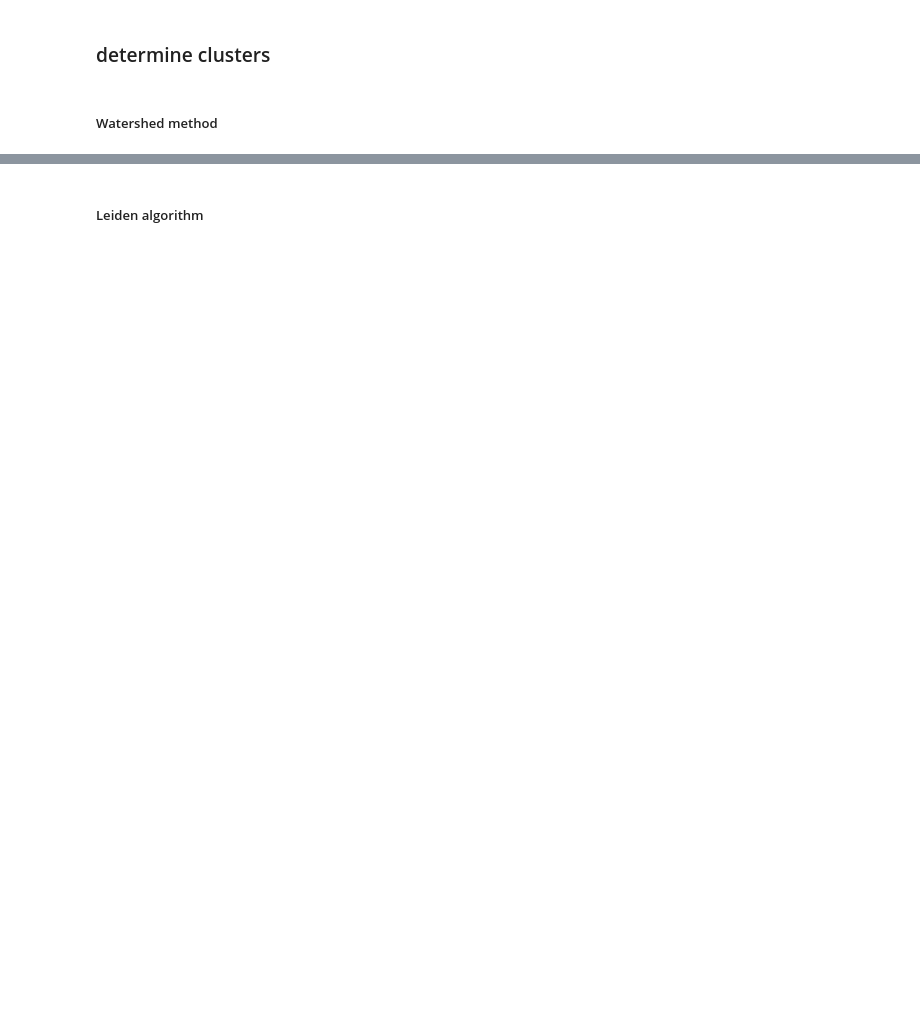
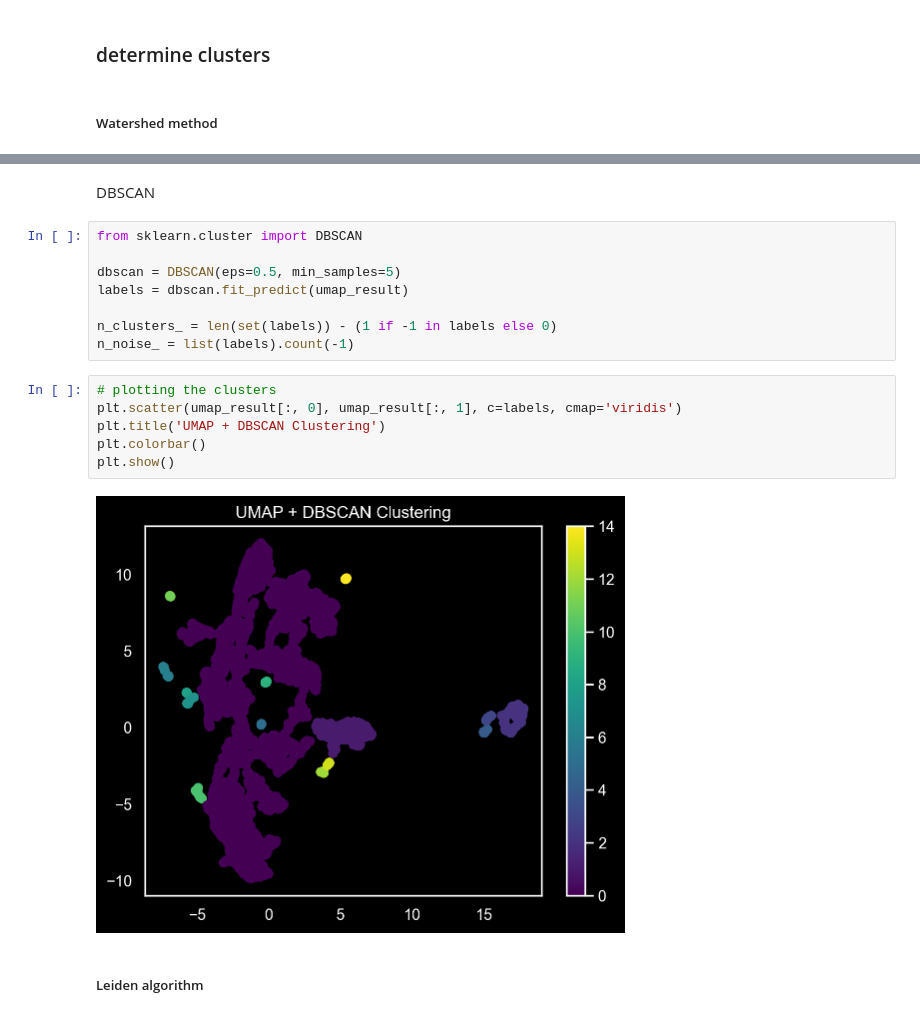
Before and after one commit to colinsutedja/COGS_118B_Project, a Jupyter notebook: Run umap.ipynb, the cells around one changed output, grey strips where cells are left out. Cells and saved outputs as stored; diff of their text form; blank space fills up the shorter version.

Commit message:
dbscan updates

```diff
--- a/Run umap.ipynb
+++ b/Run umap.ipynb
@@ -160,2 +190,20 @@ No artists with labels found to put in legend.  Note that artists whose label st
+# %% [markdown]
+DBSCAN
+# %%
+from sklearn.cluster import DBSCAN
+
+dbscan = DBSCAN(eps=0.5, min_samples=5)
+labels = dbscan.fit_predict(umap_result)
+
+n_clusters_ = len(set(labels)) - (1 if -1 in labels else 0)
+n_noise_ = list(labels).count(-1)
+# %%
+# plotting the clusters
+plt.scatter(umap_result[:, 0], umap_result[:, 1], c=labels, cmap='viridis')
+plt.title('UMAP + DBSCAN Clustering')
+plt.colorbar()
+plt.show()
+# %% [output]
+[figure, added]
 # %% [markdown]
 ##### Leiden algorithm
```
Also changed, not shown: parts of 6 cells of this notebook, 1 other file.
